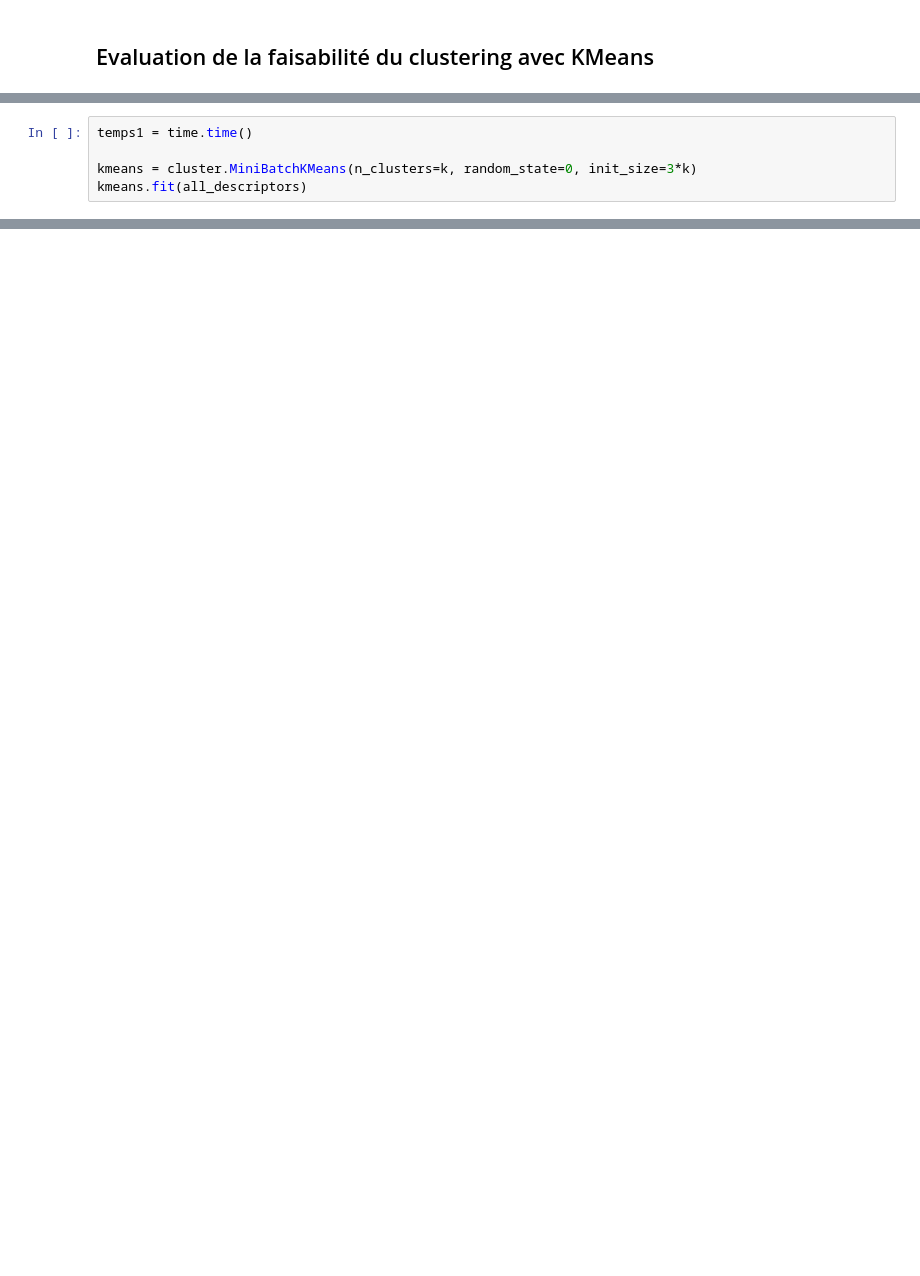
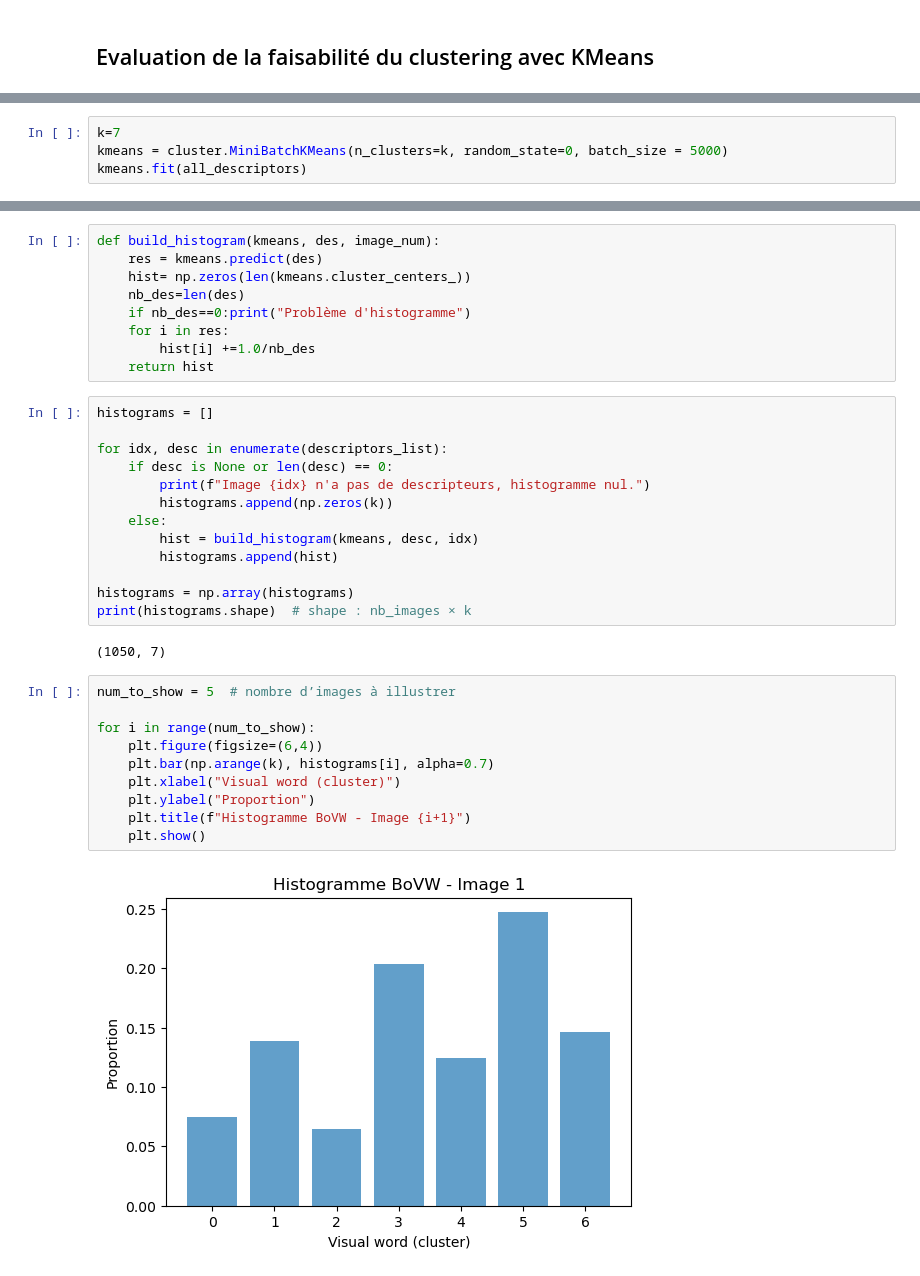
Before and after one commit to ManonVilla/OCProjet6, a Jupyter notebook: VILLA_Manon_2_pretraitement_image.ipynb, the cells around one changed output, grey strips where cells are left out. Cells and saved outputs as stored; diff of their text form; blank space fills up the shorter version.

```diff
--- a/VILLA_Manon_2_pretraitement_image.ipynb
+++ b/VILLA_Manon_2_pretraitement_image.ipynb
@@ -85,6 +102,5 @@ Création de 651 clusters descripteurs SIFT avec KMeans...
 # %%
-temps1 = time.time()
-
-kmeans = cluster.MiniBatchKMeans(n_clusters=k, random_state=0, init_size=3*k)
+k=7
+kmeans = cluster.MiniBatchKMeans(n_clusters=k, random_state=0, batch_size = 5000)
 kmeans.fit(all_descriptors)
 # %% [output]
@@ -98,0 +122,36 @@ Temps de traitement kmeans : 5.80 secondes
+# %%
+def build_histogram(kmeans, des, image_num):
+    res = kmeans.predict(des)
+    hist= np.zeros(len(kmeans.cluster_centers_))
+    nb_des=len(des)
+    if nb_des==0:print("Problème d'histogramme")
+    for i in res:
+        hist[i] +=1.0/nb_des
+    return hist
+# %%
+histograms = []
+
+for idx, desc in enumerate(descriptors_list):
+    if desc is None or len(desc) == 0:
+        print(f"Image {idx} n'a pas de descripteurs, histogramme nul.")
+        histograms.append(np.zeros(k))
+    else:
+        hist = build_histogram(kmeans, desc, idx)
+        histograms.append(hist)
+
+histograms = np.array(histograms)
+print(histograms.shape)  # shape : nb_images × k
+# %% [output]
+(1050, 7)
+# %%
+num_to_show = 5  # nombre d’images à illustrer
+
+for i in range(num_to_show):
+    plt.figure(figsize=(6,4))
+    plt.bar(np.arange(k), histograms[i], alpha=0.7)
+    plt.xlabel("Visual word (cluster)")
+    plt.ylabel("Proportion")
+    plt.title(f"Histogramme BoVW - Image {i+1}")
+    plt.show()
+# %% [output]
+[figure, added]
```
Also changed, not shown: parts of 21 cells of this notebook.
